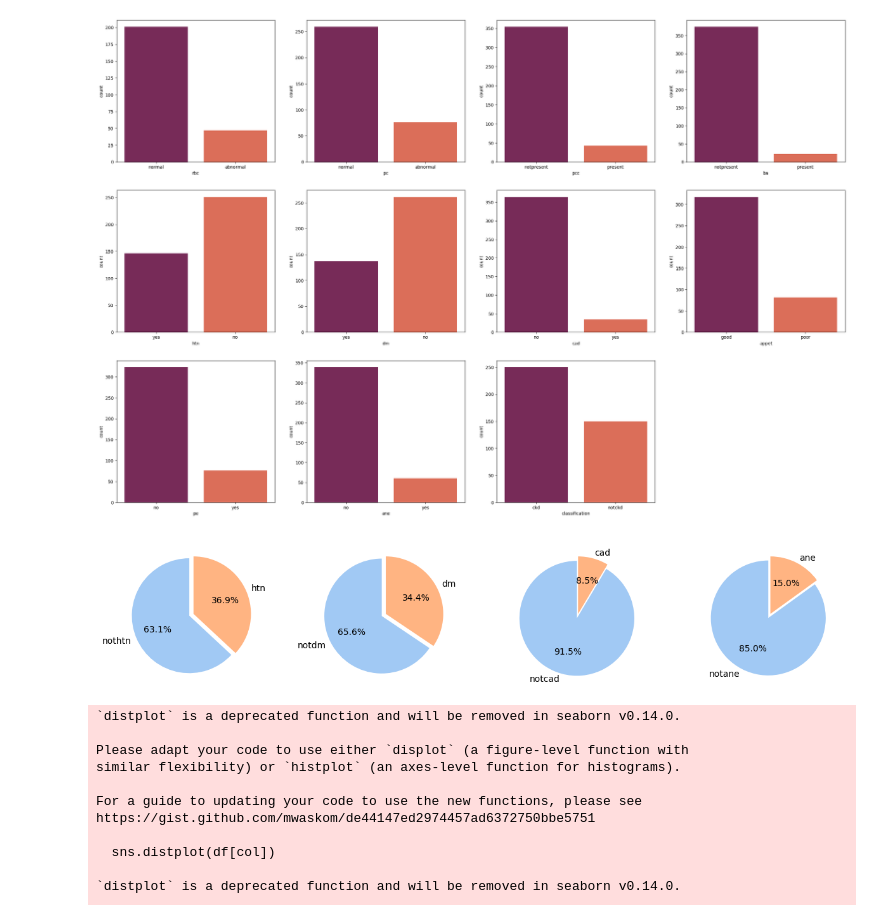
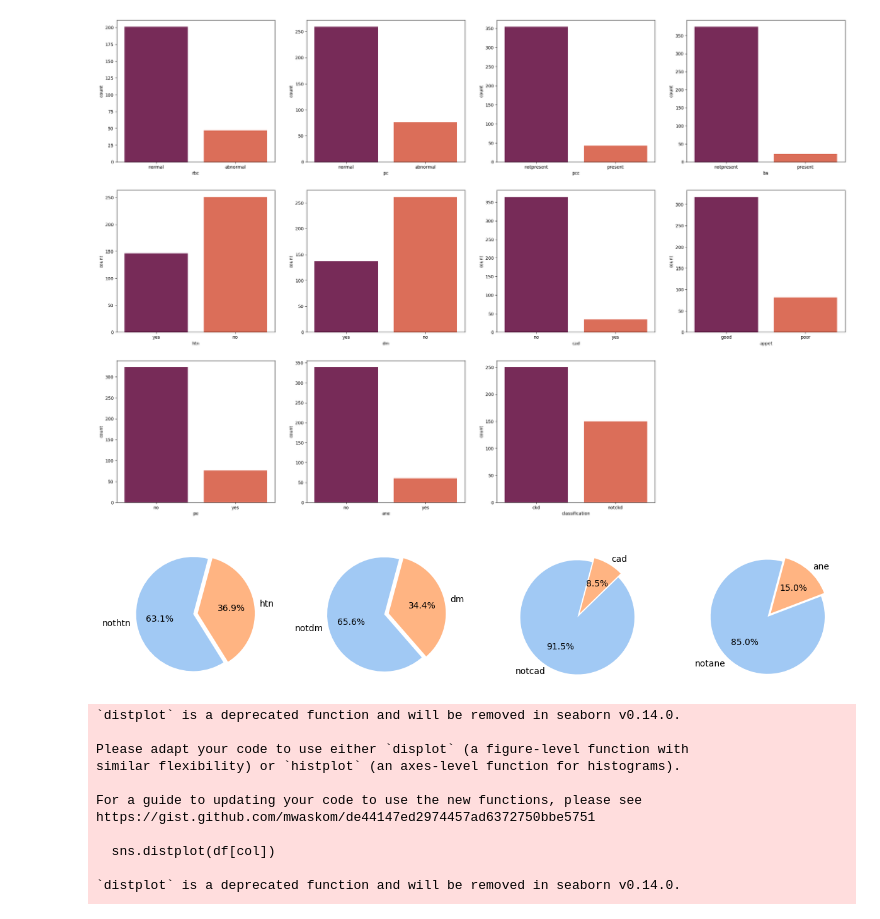
Before and after one commit to cutepuppy2024/Kidney-Project, a Jupyter notebook: ckd_analysis_2nd.ipynb, the cells around one changed output. Drawn from its saved outputs; the diff is of its cells as text; code cells hidden in the pictures.

```diff
--- a/ckd_analysis_2nd.ipynb
+++ b/ckd_analysis_2nd.ipynb
@@ -200,3 +200,6 @@ For example, when doing 'df[col].method(value, inplace=True)', try using 'df.met
 
 
   df['classification'].replace('ckd\t','ckd',inplace=True)
+# %%
+for i , col in enumerate(obj_cols):
+    print(f'{col} : ',df[col].unique())
@@ -251,20 +266,20 @@ Passing `palette` without assigning `hue` is deprecated and will be removed in v
 # %%
 # 질병군별 백분률
 disease = ['htn', 'dm', 'cad', 'ane']
 
 plt.figure(figsize=(15,10))
 
 for i, col in enumerate(disease):
     ax = plt.subplot(3,4,i+1)
     label = [f'not{col}', f'{col}']
     value = df[col].value_counts().values
     colors = sns.color_palette('pastel')
     explode = [0.08,0]
-    plt.pie(value, labels=label, autopct='%.1f%%', counterclock=True, startangle=90, explode= explode, colors=colors)
+    plt.pie(value, labels=label, autopct='%.1f%%', counterclock=True, startangle=75, explode= explode, colors=colors)
 
 plt.show()
 # %% [output]
-[figure, old version]
+[figure, new version]
 # %%
 # 수치데이터의 컬럼별 분포
 plt.figure(figsize=(30,20))
```
Also changed, not shown: parts of 22 cells of this notebook.
